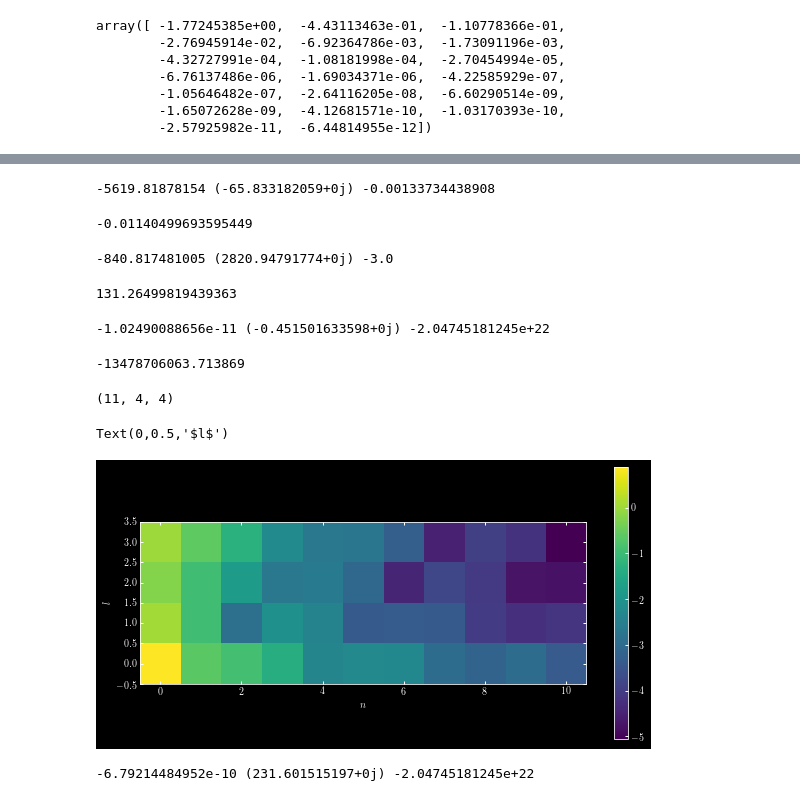
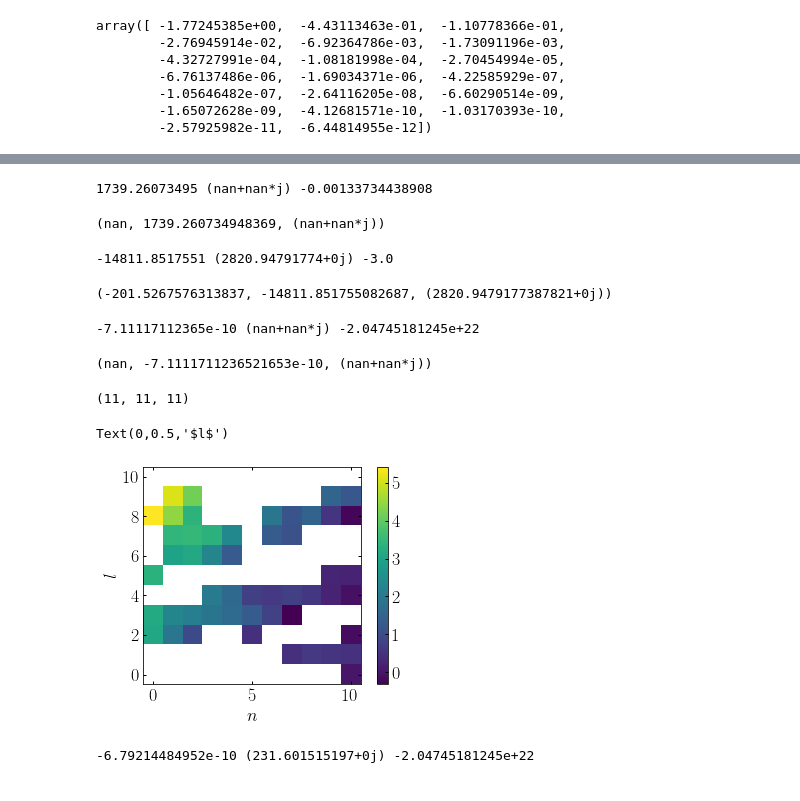
Before and after one commit to jngaravitoc/BFE-c, a Jupyter notebook: code/computing_coefficients.ipynb, the cells around one changed output, grey strips where cells are left out. Drawn from its saved outputs; the diff is of its cells as text; code cells hidden in the pictures.

```diff
--- a/code/computing_coefficients.ipynb
+++ b/code/computing_coefficients.ipynb
@@ -7,7 +9,7 @@
 # %%
 %pylab inline
 from scipy import special
-plt.style.use('dark_background')
+#plt.style.use('dark_background')
 import biff
 import pygadgetreader
 # %% [output]
@@ -105,3 +114,5 @@ Returning DM    Mass
+# %%
+spherical_halo = genfromtxt('../../chamaleon/halos_ics/test_hern.txt')
 # %%
 x = spherical_halo[:,0]
 y = spherical_halo[:,1]
@@ -114,32 +125,32 @@ phi = np.arctan2(y, x)
 # %%
 snl(15, 10, 0, m, r, theta, phi)
 # %% [output]
--5619.81878154 (-65.833182059+0j) -0.00133734438908
+1739.26073495 (nan+nan*j) -0.00133734438908
--0.01140499693595449
+(nan, 1739.260734948369, (nan+nan*j))
 # %%
 snl(0, 0, 0, m, r, theta, phi)
 # %% [output]
--840.817481005 (2820.94791774+0j) -3.0
+-14811.8517551 (2820.94791774+0j) -3.0
-131.26499819439363
+(-201.5267576313837, -14811.851755082687, (2820.9479177387821+0j))
 # %%
 snl(0, 20, 0, m, r, theta, phi)
 # %% [output]
--1.02490088656e-11 (-0.451501633598+0j) -2.04745181245e+22
+-7.11117112365e-10 (nan+nan*j) -2.04745181245e+22
--13478706063.713869
+(nan, -7.1111711236521653e-10, (nan+nan*j))
 # %%
-S_biff, T_biff = biff.compute_coeffs_discrete(np.double(spherical_halo), np.double(m), 10, 3, skip_m=False, r_s=10.4)
+S_biff, T_biff = biff.compute_coeffs_discrete(np.double(spherical_halo), np.double(m), 10, 10, skip_m=False, r_s=10.4)
 # %%
 shape(S_biff)
 # %% [output]
-(11, 4, 4)
+(11, 11, 11)
 # %%
-imshow(np.log10(np.abs(S_biff[:,:,0])).T, origin='lower')
+imshow(np.log10(S_biff[:,:,0] + T_biff[:,:,0]).T, origin='lower')
 colorbar()
 xlabel('$n$')
 ylabel('$l$')
 # %% [output]
 Text(0,0.5,'$l$')
-[figure, old version]
+[figure, new version]
 # %%
 snl(0, 20, 0, m, r, theta, phi)
 # %% [output]
```
Also changed, not shown: parts of 7 cells of this notebook.
